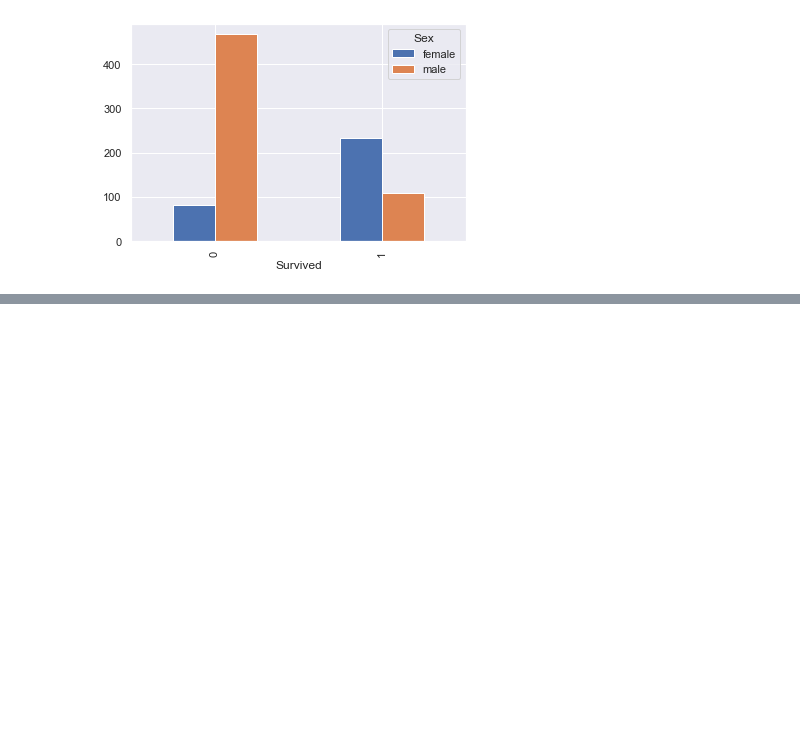
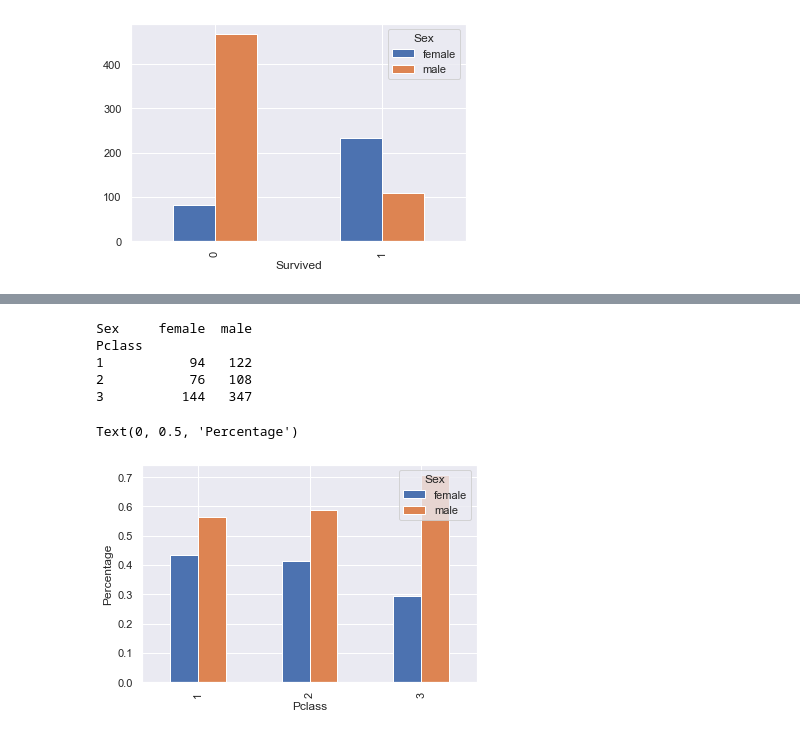
Before and after one commit to Gloriel/Kaggle, a Jupyter notebook: Titanic/Titanic_3001_ALL.ipynb, the cells around one changed output, grey strips where cells are left out. Cells and saved outputs as stored; diff of their text form; code cells hidden in the pictures; blank space fills up the shorter version.

```diff
--- a/Titanic/Titanic_3001_ALL.ipynb
+++ b/Titanic/Titanic_3001_ALL.ipynb
@@ -126,0 +132,17 @@ sex_survival.unstack(level=0).plot(kind='bar', subplots=False)
+# %%
+# Создание фрейма с кроссраспределением параметров колонки по параметрам второй колонки
+tab=pd.crosstab(df['Pclass'], df['Sex'])
+print(tab)
+
+# График, который через суммирование всех значений в колоке и превращение в дробь, показывает процентное распределение
+tab.div(tab.sum(1). astype(float), axis=0).plot(kind='bar', stacked=False)
+plt.xlabel('Pclass')
+plt.ylabel('Percentage')
+# %% [output]
+Sex     female  male
+Pclass
+1           94   122
+2           76   108
+3          144   347
+Text(0, 0.5, 'Percentage')
+[figure, added]
```
Also changed, not shown: parts of 1 cell of this notebook.
